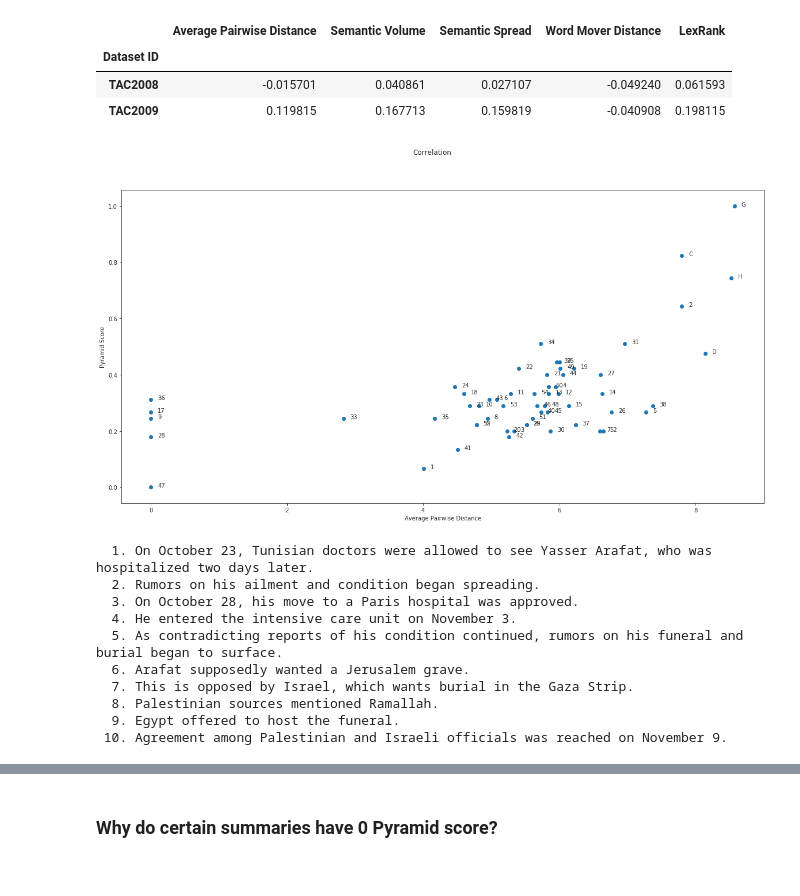
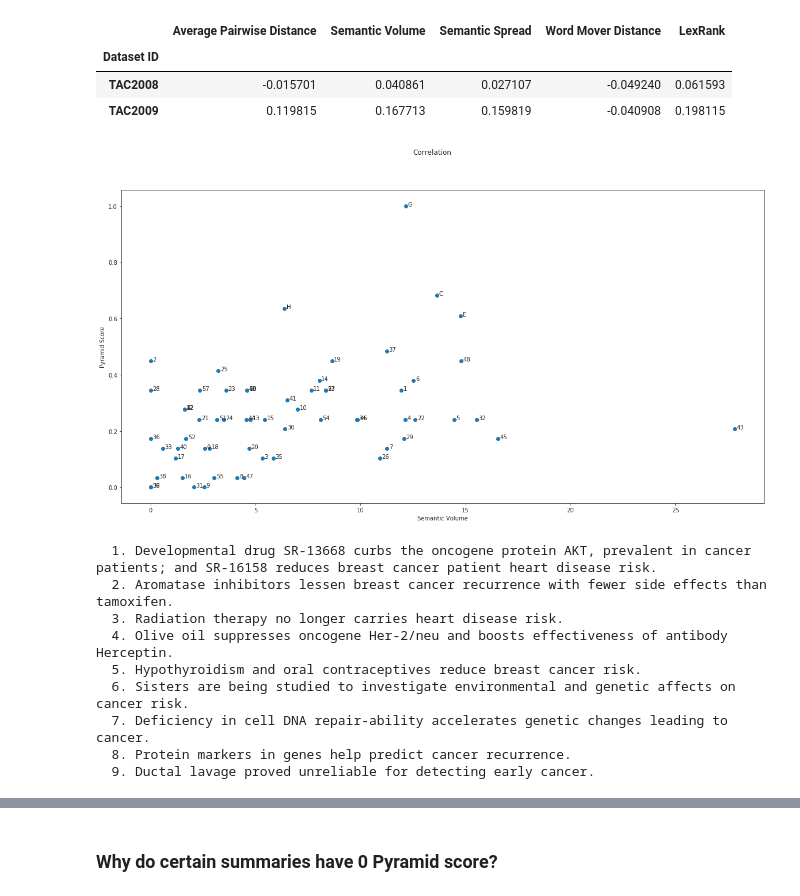
Before and after one commit to korunosk/geometry-of-text-summarization, a Jupyter notebook: main.ipynb, the cells around one changed output, grey strips where cells are left out. Cells and saved outputs as stored; diff of their text form; code cells hidden in the pictures.

```diff
--- a/main.ipynb
+++ b/main.ipynb
@@ -16,7 +16,7 @@ from visualization import *
 from redundancy import *
 from relevance import *
 # %%
-DATASET = DATASETS[1]
+DATASET = DATASETS[0]
 DATA_DIR = f'/scratch/korunosk/data'
 EMBEDDINGS_DIR = os.path.join(DATA_DIR, 'BERT_sent')
 # %% [markdown]
@@ -196,32 +196,31 @@ def print_sentences(summary):
 tac = load_data(DATA_DIR, DATASET, encoded=False)
 # %%
 # Topic ID with high correlation coefficient (chosen from the plot above)
-TOPIC_ID = 'D0934'
+TOPIC_ID = 'D0824'
 documents, summaries, indices, _, summary_ids = extract(tac[TOPIC_ID])
 # %%
 # Scatter plot of metric vs Pyramid score
 fig = plt.figure(figsize=(20,10))
 fig.suptitle('Correlation')
 ax = fig.add_subplot(1,1,1)
-plot_corr(ax, df_tmp, TOPIC_ID, 'Average Pairwise Distance')
+plot_corr(ax, df_tmp, TOPIC_ID, 'Semantic Volume')
 plt.show()
 # %% [output]
-[figure, old version]
+[figure, new version]
 # %%
 # Print sentences in summary where the metric and the Pyramid score agree
 SUMMARY_ID = int(np.where(np.array(summary_ids) == 'G')[0])
 print_sentences(summaries[indices[SUMMARY_ID][0]:indices[SUMMARY_ID][1]])
 # %% [output]
-  1. On October 23, Tunisian doctors were allowed to see Yasser Arafat, who was hospitalized two days later.
-  2. Rumors on his ailment and condition began spreading.
-  3. On October 28, his move to a Paris hospital was approved.
-  4. He entered the intensive care unit on November 3.
-  5. As contradicting reports of his condition continued, rumors on his funeral and burial began to surface.
-  6. Arafat supposedly wanted a Jerusalem grave.
-  7. This is opposed by Israel, which wants burial in the Gaza Strip.
-  8. Palestinian sources mentioned Ramallah.
-  9. Egypt offered to host the funeral.
- 10. Agreement among Palestinian and Israeli officials was reached on November 9.
+  1. Developmental drug SR-13668 curbs the oncogene protein AKT, prevalent in cancer patients; and SR-16158 reduces breast cancer patient heart disease risk.
+  2. Aromatase inhibitors lessen breast cancer recurrence with fewer side effects than tamoxifen.
+  3. Radiation therapy no longer carries heart disease risk.
+  4. Olive oil suppresses oncogene Her-2/neu and boosts effectiveness of antibody Herceptin.
+  5. Hypothyroidism and oral contraceptives reduce breast cancer risk.
+  6. Sisters are being studied to investigate environmental and genetic affects on cancer risk.
+  7. Deficiency in cell DNA repair-ability accelerates genetic changes leading to cancer.
+  8. Protein markers in genes help predict cancer recurrence.
+  9. Ductal lavage proved unreliable for detecting early cancer.
 # %%
 # Plot projection of such summary
 document_embs, summary_embs, indices, _, _ = load_and_extract_topic(os.path.join(EMBEDDINGS_DIR, DATASET), TOPIC_ID)
```
Also changed, not shown: parts of 17 cells of this notebook, 1 other file.
